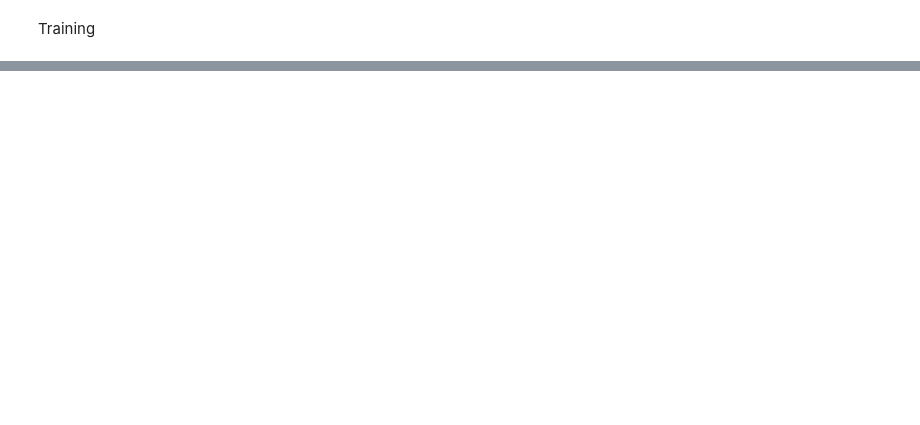
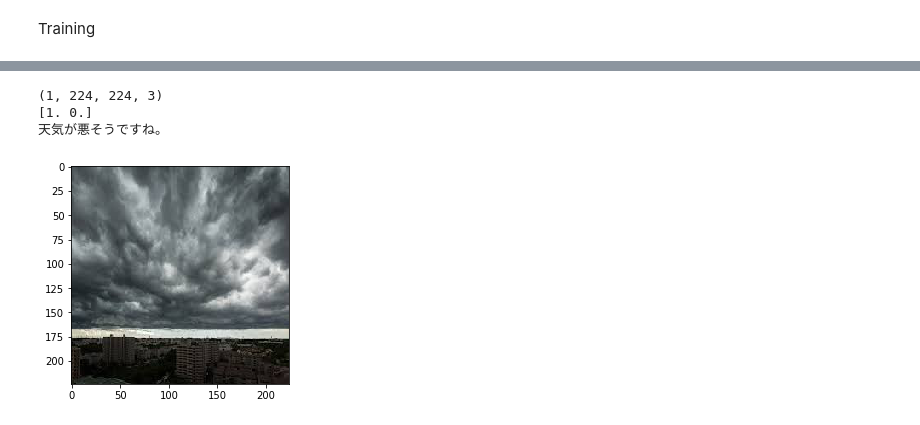
Before and after one commit to ttya16/Weather-Recognition-App, a Jupyter notebook: ImageClassifier_using_tf(keras).ipynb, the cells around one changed output, grey strips where cells are left out. Saved outputs shown, nothing was run; the diff lists cells and outputs as text; code cells hidden in the pictures; blank space fills up the shorter version.

```diff
--- a/ImageClassifier_using_tf(keras).ipynb
+++ b/ImageClassifier_using_tf(keras).ipynb
@@ -206,0 +287,27 @@ mabo_karai.jpegは麻婆豆腐です。
+# %%
+path = 'rainy4.jpeg'
+test_img = image.load_img(path, target_size=(img_w, img_h))
+plt.imshow(test_img)
+test_x = image.img_to_array(test_img)
+test_x = np.expand_dims(test_x, axis=0)
+test_x = keras.applications.vgg16.preprocess_input(test_x)
+print(test_x.shape)
+pred_test = model.predict(test_x)[0]
+print(pred_test)
+
+result = [(inv_class_dict[i], pred_test[i]) for i in pred_test.argsort()]
+
+if pred_test[0] > 0.5:
+  if pred_test[0] > 0.9:
+    print('天気が悪そうですね。')
+
+  else:
+    print('悪い天気ではなさそうですが、雲が多いように見えます。')
+
+else:
+  print('良い天気のように見えます。')
+# %% [output]
+(1, 224, 224, 3)
+[1. 0.]
+天気が悪そうですね。
+[figure, added]
```
Also changed, not shown: parts of 20 cells of this notebook.
